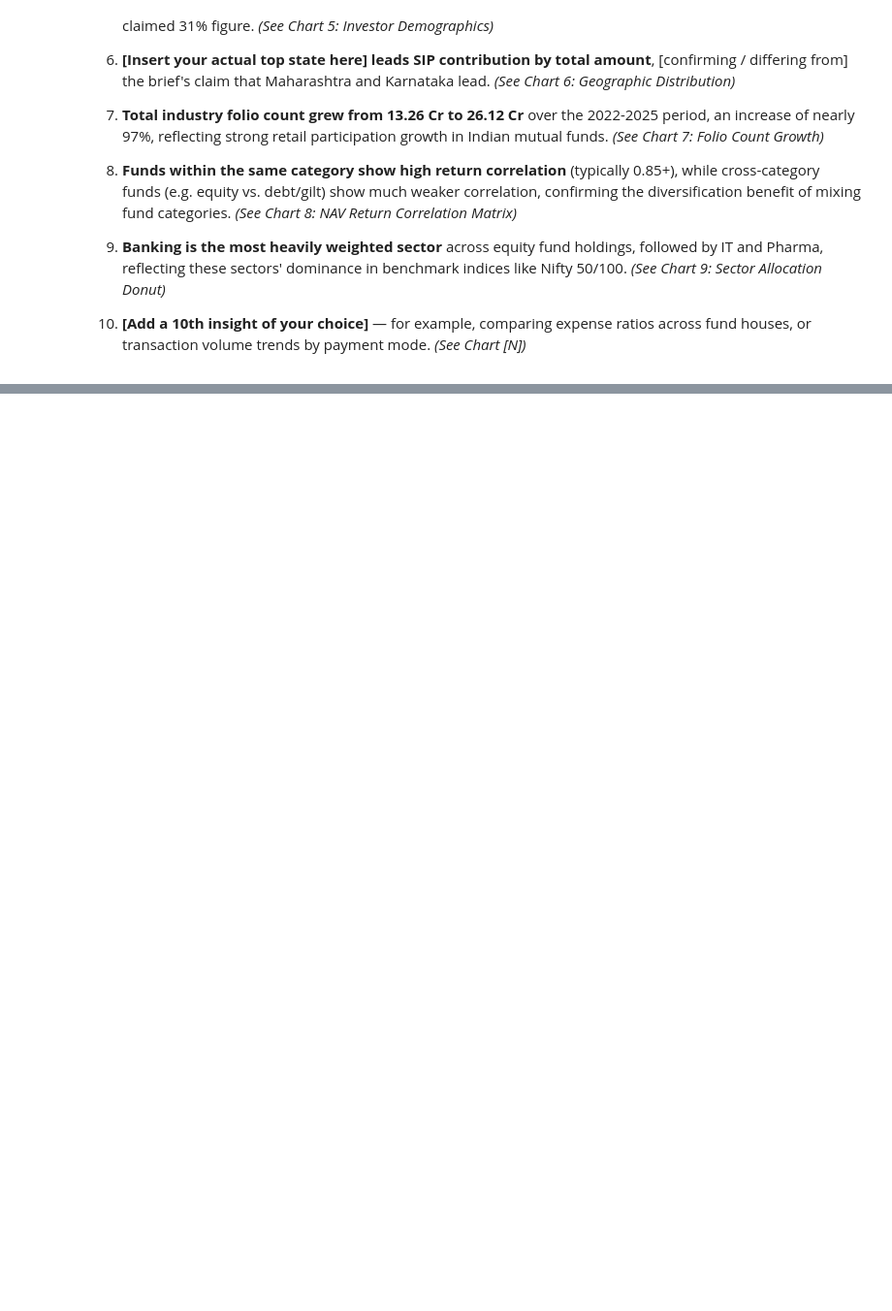
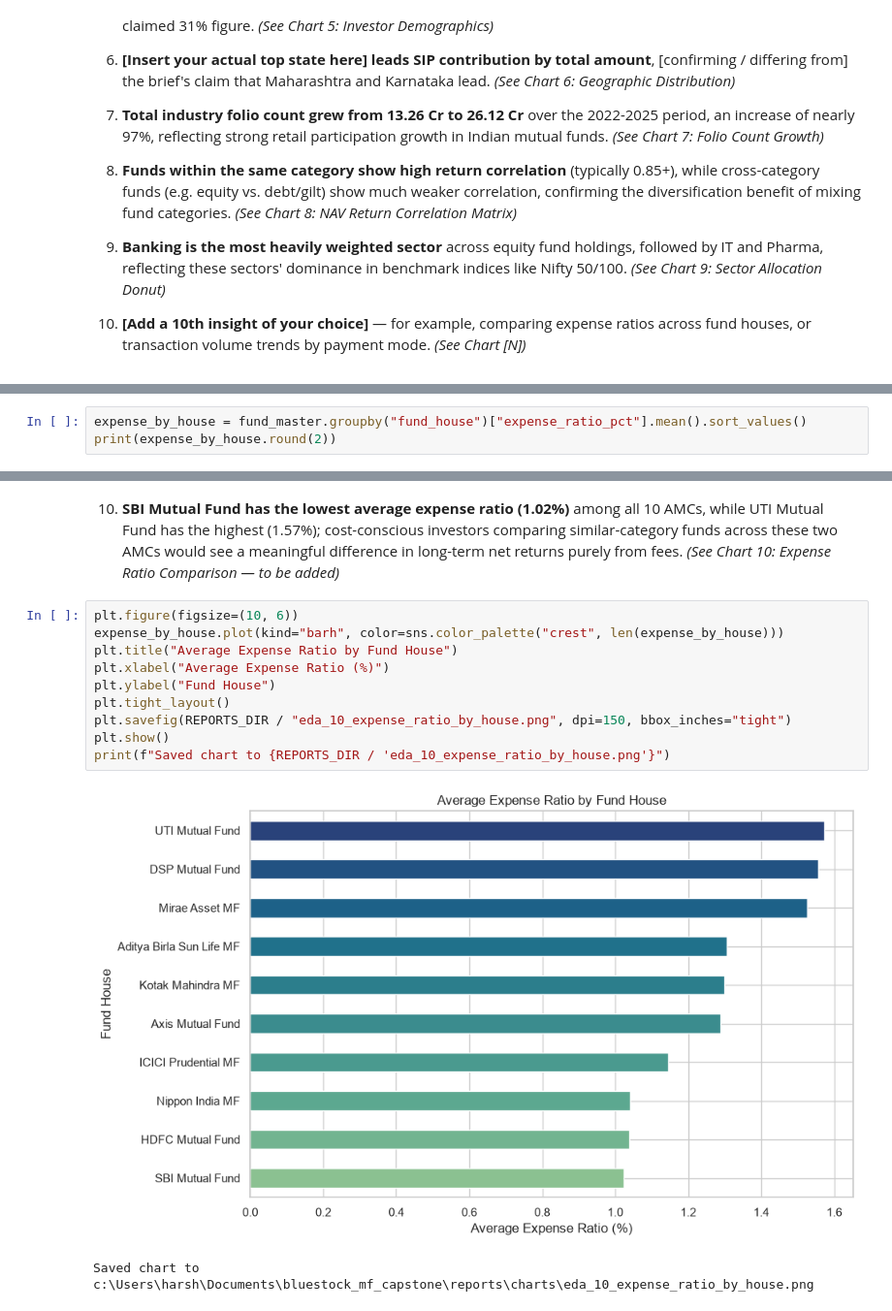
Before and after one commit to harshithnaidu123/bluestock_mf_capstone, a Jupyter notebook: notebooks/03_eda_analysis.ipynb, the cells around one changed output, grey strips where cells are left out. Shown at 97% size. Saved outputs shown, nothing was run; the diff lists cells and outputs as text; blank space fills up the shorter version.

Commit message:
Day 3: EDA complete - 16 charts, 10 verified key insights with real data

```diff
--- a/notebooks/03_eda_analysis.ipynb
+++ b/notebooks/03_eda_analysis.ipynb
@@ -470,0 +498,3 @@ dtype: float64
+# %%
+expense_by_house = fund_master.groupby("fund_house")["expense_ratio_pct"].mean().sort_values()
+print(expense_by_house.round(2))
@@ -470,0 +514,15 @@ dtype: float64
+# %% [markdown]
+10. **SBI Mutual Fund has the lowest average expense ratio (1.02%)** among all 10 AMCs, while UTI Mutual Fund has the highest (1.57%); cost-conscious investors comparing similar-category funds across these two AMCs would see a meaningful difference in long-term net returns purely from fees. *(See Chart 10: Expense Ratio Comparison — to be added)*
+# %%
+plt.figure(figsize=(10, 6))
+expense_by_house.plot(kind="barh", color=sns.color_palette("crest", len(expense_by_house)))
+plt.title("Average Expense Ratio by Fund House")
+plt.xlabel("Average Expense Ratio (%)")
+plt.ylabel("Fund House")
+plt.tight_layout()
+plt.savefig(REPORTS_DIR / "eda_10_expense_ratio_by_house.png", dpi=150, bbox_inches="tight")
+plt.show()
+print(f"Saved chart to {REPORTS_DIR / 'eda_10_expense_ratio_by_house.png'}")
+# %% [output]
+[figure, added]
+Saved chart to c:\Users\harsh\Documents\bluestock_mf_capstone\reports\charts\eda_10_expense_ratio_by_house.png
```
Also changed, not shown: parts of 3 cells of this notebook, 1 other file.
